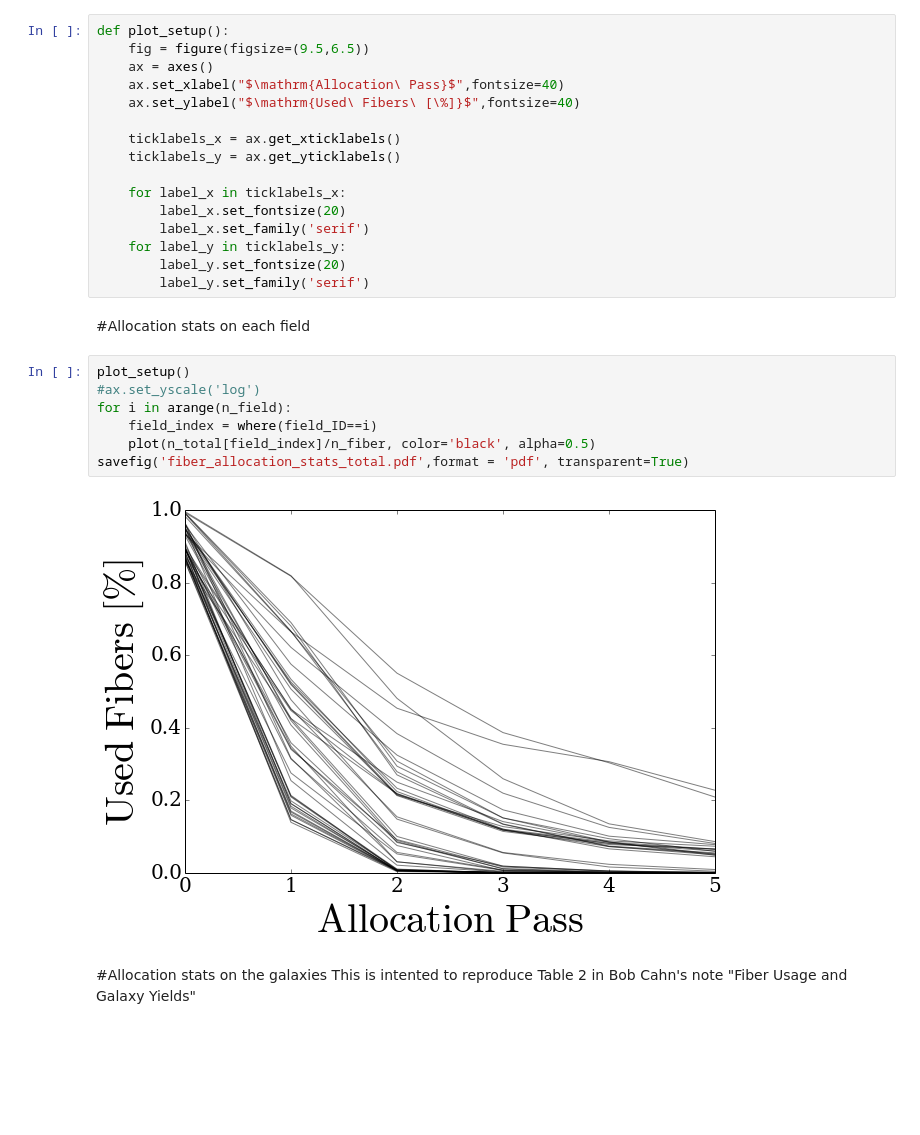
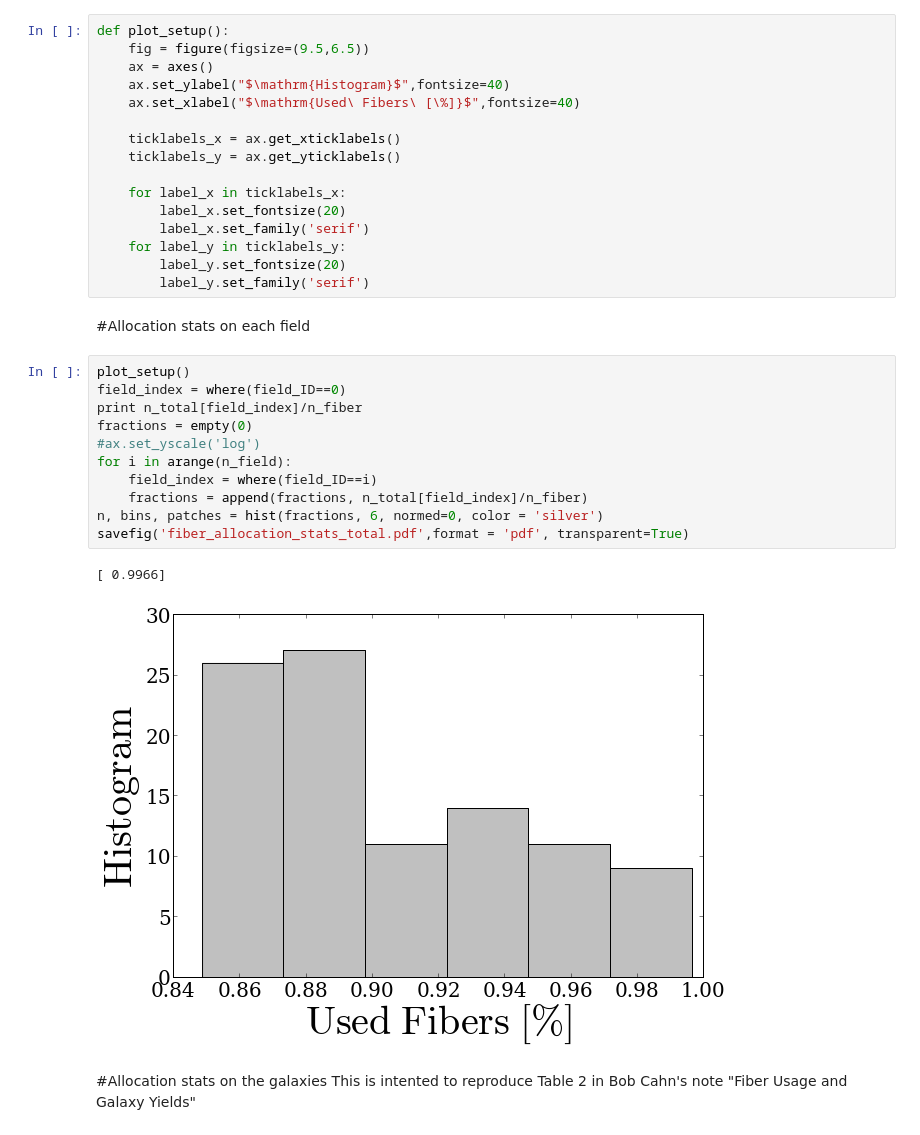
Before and after one commit to forero/FiberDESI, a Jupyter notebook: src/PlotAllocationStats.ipynb, the cells around one changed output. Cells and saved outputs as stored; diff of their text form; blank space fills up the shorter version.

```diff
--- a/src/PlotAllocationStats.ipynb
+++ b/src/PlotAllocationStats.ipynb
@@ -78,8 +78,8 @@ print n_field
 def plot_setup():
     fig = figure(figsize=(9.5,6.5))
     ax = axes()
-    ax.set_xlabel("$\mathrm{Allocation\ Pass}$",fontsize=40)
-    ax.set_ylabel("$\mathrm{Used\ Fibers\ [\%]}$",fontsize=40)
+    ax.set_ylabel("$\mathrm{Histogram}$",fontsize=40)
+    ax.set_xlabel("$\mathrm{Used\ Fibers\ [\%]}$",fontsize=40)
 
     ticklabels_x = ax.get_xticklabels()
     ticklabels_y = ax.get_yticklabels()
@@ -94,13 +94,18 @@ def plot_setup():
 #Allocation stats on each field
 # %%
 plot_setup()
+field_index = where(field_ID==0)
+print n_total[field_index]/n_fiber
+fractions = empty(0)
 #ax.set_yscale('log')
 for i in arange(n_field):
     field_index = where(field_ID==i)
-    plot(n_total[field_index]/n_fiber, color='black', alpha=0.5)
+    fractions = append(fractions, n_total[field_index]/n_fiber)
+n, bins, patches = hist(fractions, 6, normed=0, color = 'silver')
 savefig('fiber_allocation_stats_total.pdf',format = 'pdf', transparent=True)
 # %% [output]
+[ 0.9966]
-[figure, old version]
+[figure, new version]
 # %% [markdown]
 #Allocation stats on the galaxies
 This is intented to reproduce Table 2 in Bob Cahn's note "Fiber Usage and Galaxy Yields"
```
Also changed, not shown: parts of 3 cells of this notebook, 1 other file.
